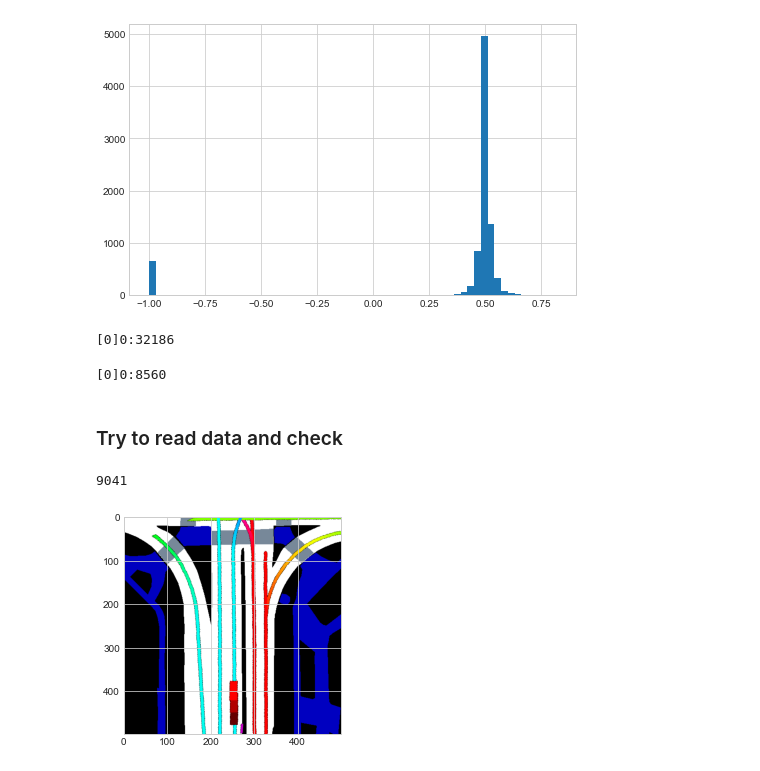
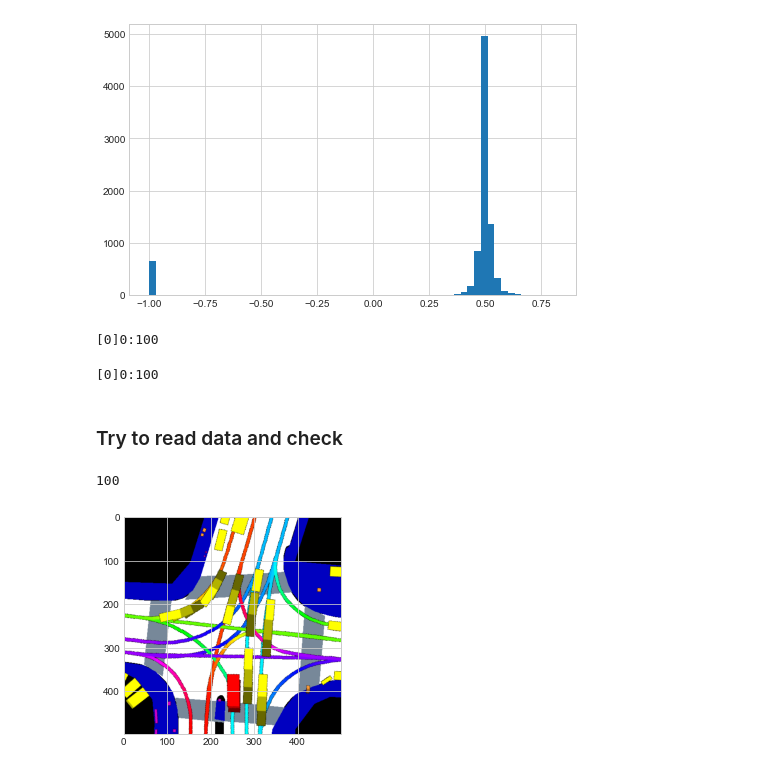
Before and after one commit to TechToker/Raster-traffic-motion-prediction, a Jupyter notebook: dataset_generator.ipynb, the cells around one changed output. Drawn from its saved outputs; the diff is of its cells as text; code cells hidden in the pictures.

```diff
--- a/dataset_generator.ipynb
+++ b/dataset_generator.ipynb
@@ -249,32 +282,32 @@ plt.show()
 # %% [output]
 [figure]
 # %%
-generate_column(train, DatasetColumns.STATES, 'norm_train_states')
+generate_column(train[:100], DatasetColumns.LABELS, 'norm_train_labels')
 # %% [output]
-[0]0:32186
+[0]0:100
 # %%
-generate_column(validation, DatasetColumns.STATES, 'norm_validation_states')
+generate_column(validation[:100], DatasetColumns.LABELS, 'norm_validation_labels')
 # %% [output]
-[0]0:8560
+[0]0:100
 # %% [markdown]
 ### Try to read data and check
 # %%
 import numpy as np
 
-loaded_img = np.load(f'{NPY_DATAROOT}test.npy')
+loaded_img = np.load(f'{NPY_DATAROOT}norm_train_features.npy')
 # loaded_states = np.load(f'{NPY_DATAROOT}multiagent_test_states_2k.npy')
 # loaded_labels = np.load(f'{NPY_DATAROOT}multiagent_test_labels_2k.npy')
 # %%
 len(loaded_img) #, len(loaded_states), len(loaded_labels)
 # %% [output]
-9041
+100
 # %%
-index_to_check = 150
+index_to_check = 50
 
 img = loaded_img[index_to_check]
 img = img.reshape((500, 500, 3))
 
 plt.imshow(img)
 plt.show()
 # %% [output]
-[figure, old version]
+[figure, new version]
```
Also changed, not shown: parts of 19 cells of this notebook, 8 other files.
